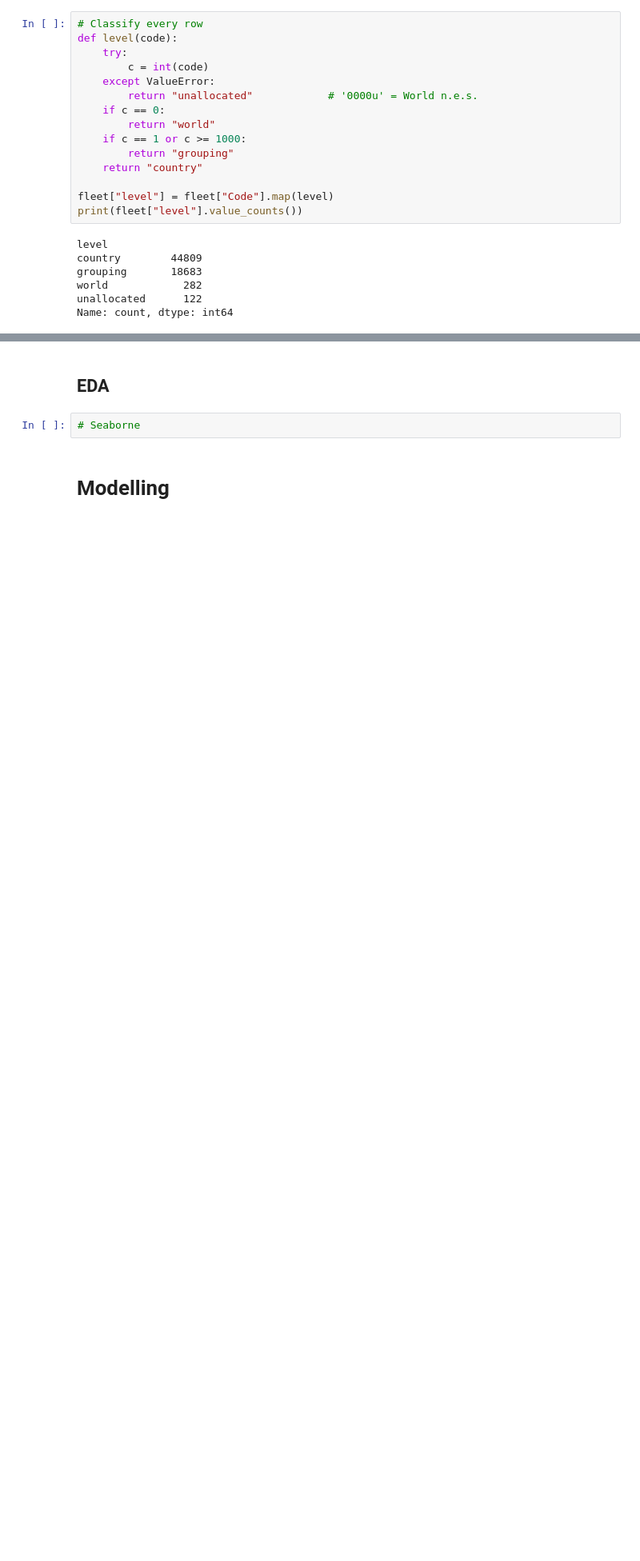
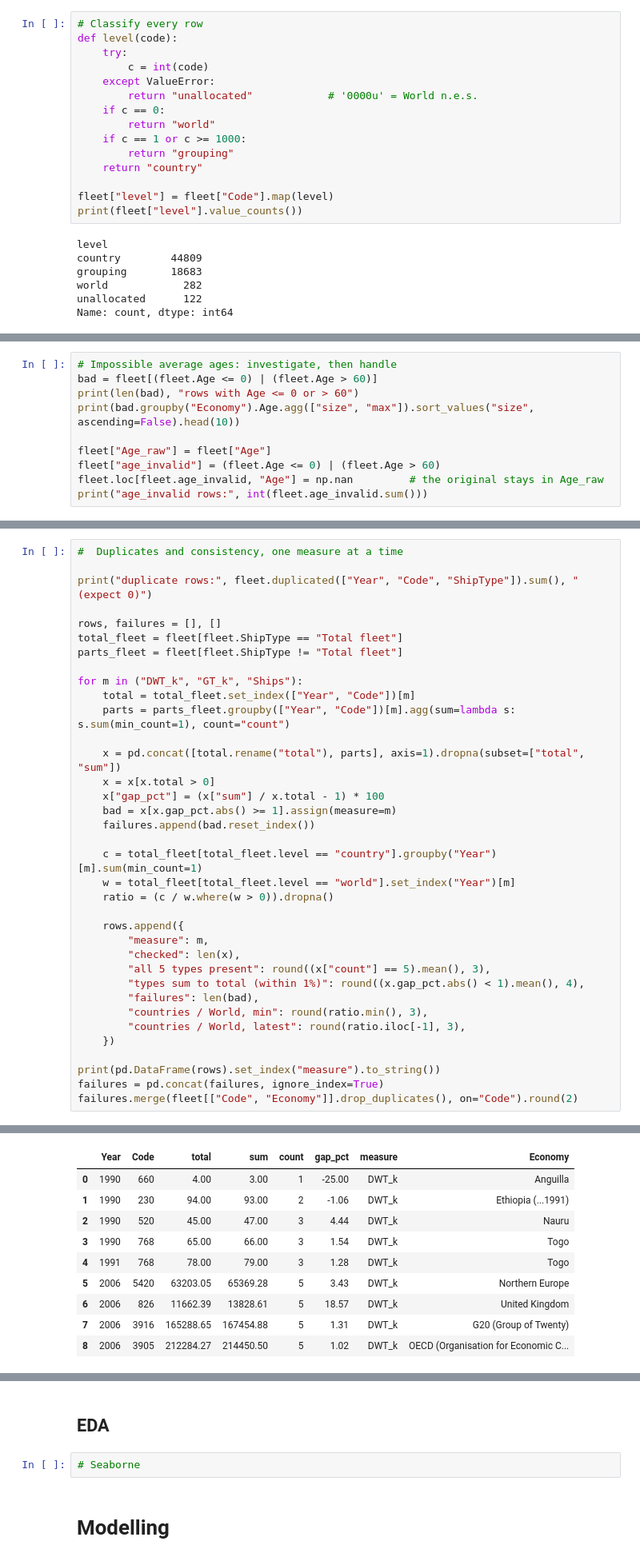
Before and after one commit to Global-Maritime-Trade-intelligence/Global-Maritime-Trade-Intelligence, a Jupyter notebook: Capstone.ipynb, the cells around one changed output, grey strips where cells are left out. Shown at 80% size. Drawn from its saved outputs; the diff is of its cells as text; blank space fills up the shorter version.

Commit message:
Data preparation and cleaning

```diff
--- a/Capstone.ipynb
+++ b/Capstone.ipynb
@@ -957,0 +1002,10 @@ Name: count, dtype: int64
+# %%
+# Impossible average ages: investigate, then handle
+bad = fleet[(fleet.Age <= 0) | (fleet.Age > 60)]
+print(len(bad), "rows with Age <= 0 or > 60")
+print(bad.groupby("Economy").Age.agg(["size", "max"]).sort_values("size", ascending=False).head(10))
+
+fleet["Age_raw"] = fleet["Age"]
+fleet["age_invalid"] = (fleet.Age <= 0) | (fleet.Age > 60)
+fleet.loc[fleet.age_invalid, "Age"] = np.nan         # the original stays in Age_raw
+print("age_invalid rows:", int(fleet.age_invalid.sum()))
@@ -957,0 +1027,37 @@ Name: count, dtype: int64
+# %%
+#  Duplicates and consistency, one measure at a time
+
+print("duplicate rows:", fleet.duplicated(["Year", "Code", "ShipType"]).sum(), "(expect 0)")
+
+rows, failures = [], []
+total_fleet = fleet[fleet.ShipType == "Total fleet"]
+parts_fleet = fleet[fleet.ShipType != "Total fleet"]
+
+for m in ("DWT_k", "GT_k", "Ships"):
+    total = total_fleet.set_index(["Year", "Code"])[m]
+    parts = parts_fleet.groupby(["Year", "Code"])[m].agg(sum=lambda s: s.sum(min_count=1), count="count")
+
+    x = pd.concat([total.rename("total"), parts], axis=1).dropna(subset=["total", "sum"])
+    x = x[x.total > 0]
+    x["gap_pct"] = (x["sum"] / x.total - 1) * 100
+    bad = x[x.gap_pct.abs() >= 1].assign(measure=m)
+    failures.append(bad.reset_index())
+
+    c = total_fleet[total_fleet.level == "country"].groupby("Year")[m].sum(min_count=1)
+    w = total_fleet[total_fleet.level == "world"].set_index("Year")[m]
+    ratio = (c / w.where(w > 0)).dropna()
+
+    rows.append({
+        "measure": m,
+        "checked": len(x),
+        "all 5 types present": round((x["count"] == 5).mean(), 3),
+        "types sum to total (within 1%)": round((x.gap_pct.abs() < 1).mean(), 4),
+        "failures": len(bad),
+        "countries / World, min": round(ratio.min(), 3),
+        "countries / World, latest": round(ratio.iloc[-1], 3),
+    })
+
+print(pd.DataFrame(rows).set_index("measure").to_string())
+failures = pd.concat(failures, ignore_index=True)
+failures.merge(fleet[["Code", "Economy"]].drop_duplicates(), on="Code").round(2)
+# %% [output]
@@ -957,0 +1070,10 @@ Name: count, dtype: int64
+|  | Year | Code | total | sum | count | gap_pct | measure | Economy |
+| 0 | 1990 | 660 | 4.00 | 3.00 | 1 | -25.00 | DWT_k | Anguilla |
+| 1 | 1990 | 230 | 94.00 | 93.00 | 2 | -1.06 | DWT_k | Ethiopia (...1991) |
+| 2 | 1990 | 520 | 45.00 | 47.00 | 3 | 4.44 | DWT_k | Nauru |
+| 3 | 1990 | 768 | 65.00 | 66.00 | 3 | 1.54 | DWT_k | Togo |
+| 4 | 1991 | 768 | 78.00 | 79.00 | 3 | 1.28 | DWT_k | Togo |
+| 5 | 2006 | 5420 | 63203.05 | 65369.28 | 5 | 3.43 | DWT_k | Northern Europe |
+| 6 | 2006 | 826 | 11662.39 | 13828.61 | 5 | 18.57 | DWT_k | United Kingdom |
+| 7 | 2006 | 3916 | 165288.65 | 167454.88 | 5 | 1.31 | DWT_k | G20 (Group of Twenty) |
+| 8 | 2006 | 3905 | 212284.27 | 214450.50 | 5 | 1.02 | DWT_k | OECD (Organisation for Economic C... |
```
Also changed, not shown: parts of 83 cells of this notebook, 9 other files.
